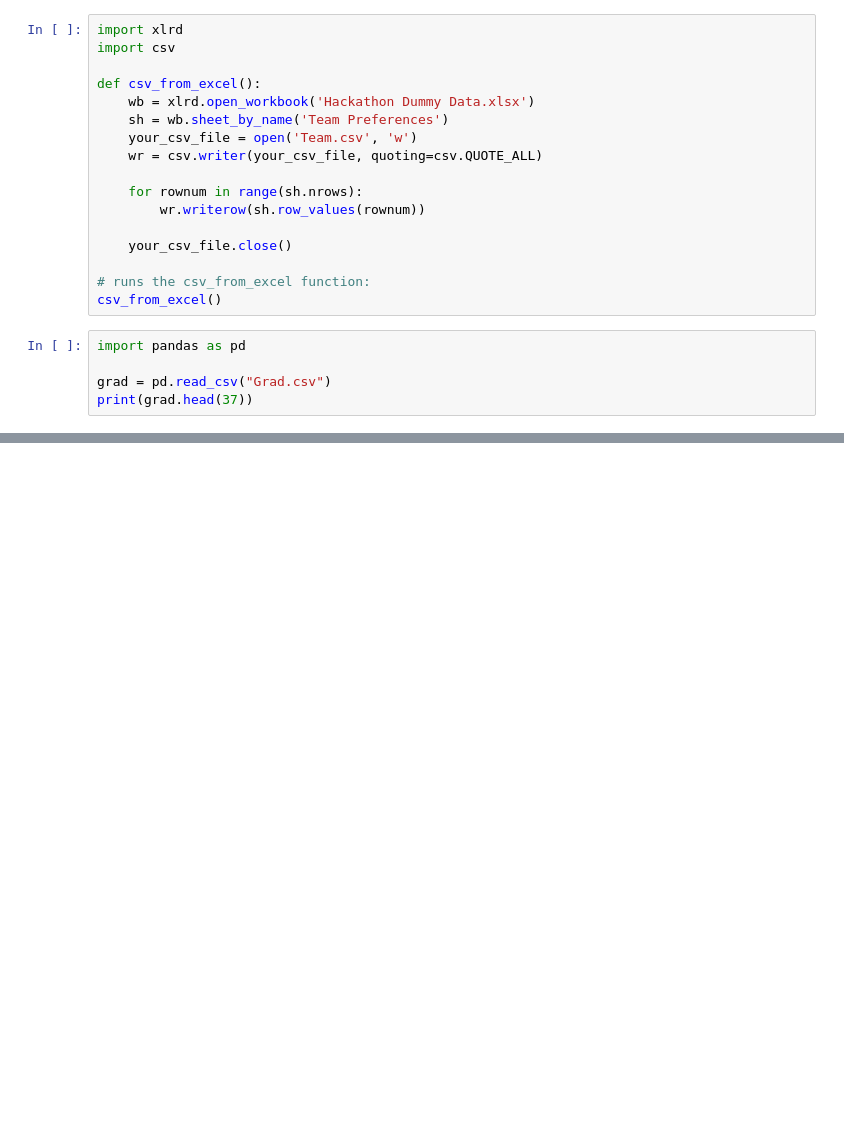
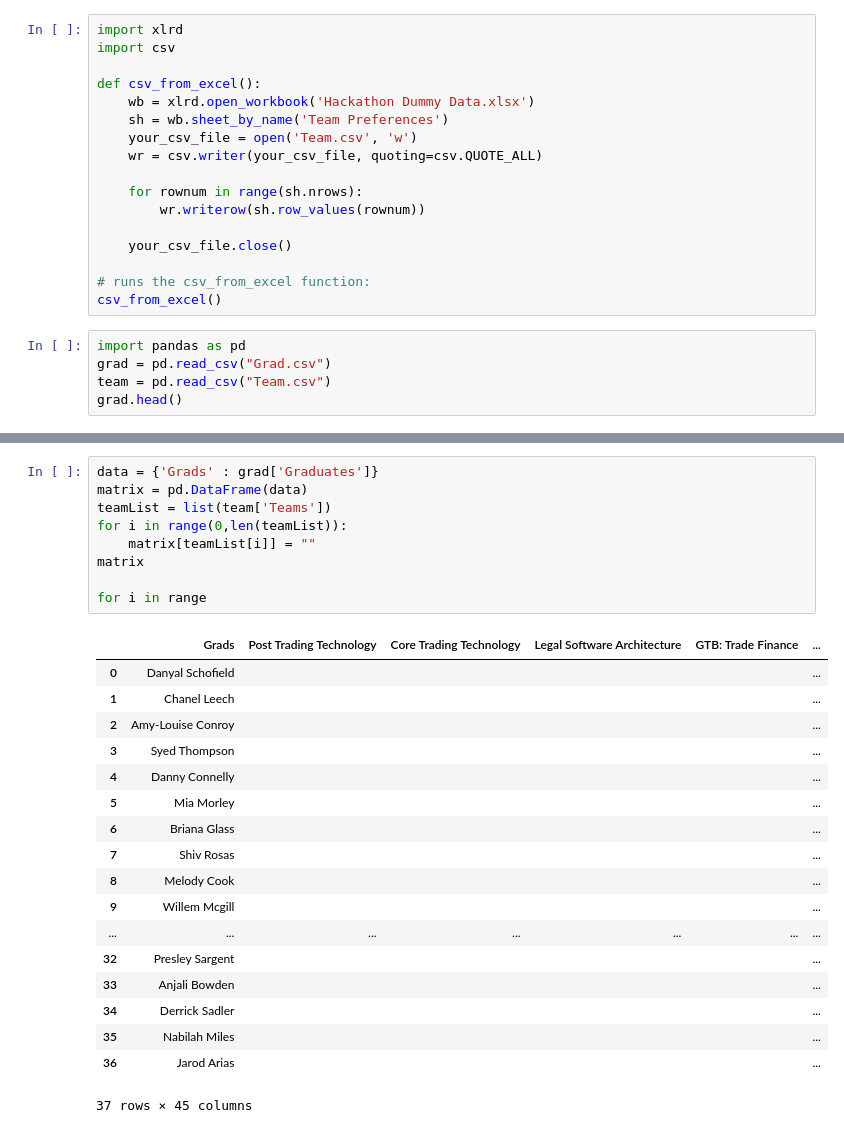
Before and after one commit to catalinAioanei/DB_Hackaton, a Jupyter notebook: MarriageProblem.ipynb, the cells around one changed output, grey strips where cells are left out. Saved outputs shown, nothing was run; the diff lists cells and outputs as text; blank space fills up the shorter version.

Commit message:
display matrix

```diff
--- a/MarriageProblem.ipynb
+++ b/MarriageProblem.ipynb
@@ -139,7 +17,7 @@ def csv_from_excel():
 csv_from_excel()
 # %%
 import pandas as pd
-
 grad = pd.read_csv("Grad.csv")
-print(grad.head(37))
+team = pd.read_csv("Team.csv")
+grad.head()
 # %% [output]
@@ -162,0 +50,28 @@ print(grad.head(37))
+# %%
+data = {'Grads' : grad['Graduates']}
+matrix = pd.DataFrame(data)
+teamList = list(team['Teams'])
+for i in range(0,len(teamList)):
+    matrix[teamList[i]] = ""
+matrix
+
+for i in range
+# %% [output]
+|  | Grads | Post Trading Technology | Core Trading Technology | Legal Software Architecture | GTB: Trade Finance | ... |
+| 0 | Danyal Schofield |  |  |  |  | ... |
+| 1 | Chanel Leech |  |  |  |  | ... |
+| 2 | Amy-Louise Conroy |  |  |  |  | ... |
+| 3 | Syed Thompson |  |  |  |  | ... |
+| 4 | Danny Connelly |  |  |  |  | ... |
+| 5 | Mia Morley |  |  |  |  | ... |
+| 6 | Briana Glass |  |  |  |  | ... |
+| 7 | Shiv Rosas |  |  |  |  | ... |
+| 8 | Melody Cook |  |  |  |  | ... |
+| 9 | Willem Mcgill |  |  |  |  | ... |
+| ... | ... | ... | ... | ... | ... | ... |
+| 32 | Presley Sargent |  |  |  |  | ... |
+| 33 | Anjali Bowden |  |  |  |  | ... |
+| 34 | Derrick Sadler |  |  |  |  | ... |
+| 35 | Nabilah Miles |  |  |  |  | ... |
+| 36 | Jarod Arias |  |  |  |  | ... |
+37 rows × 45 columns
```
Also changed, not shown: parts of 3 cells of this notebook, 1 other file.
